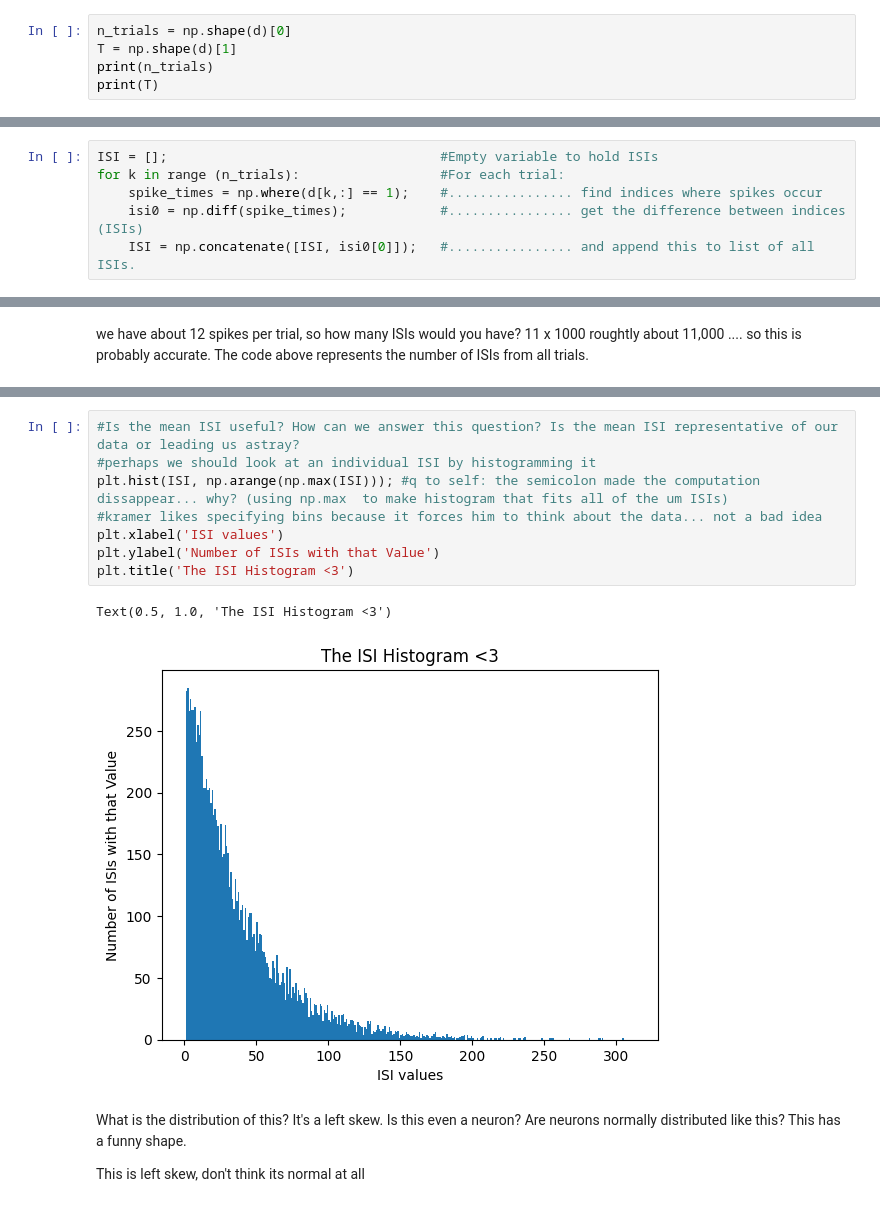
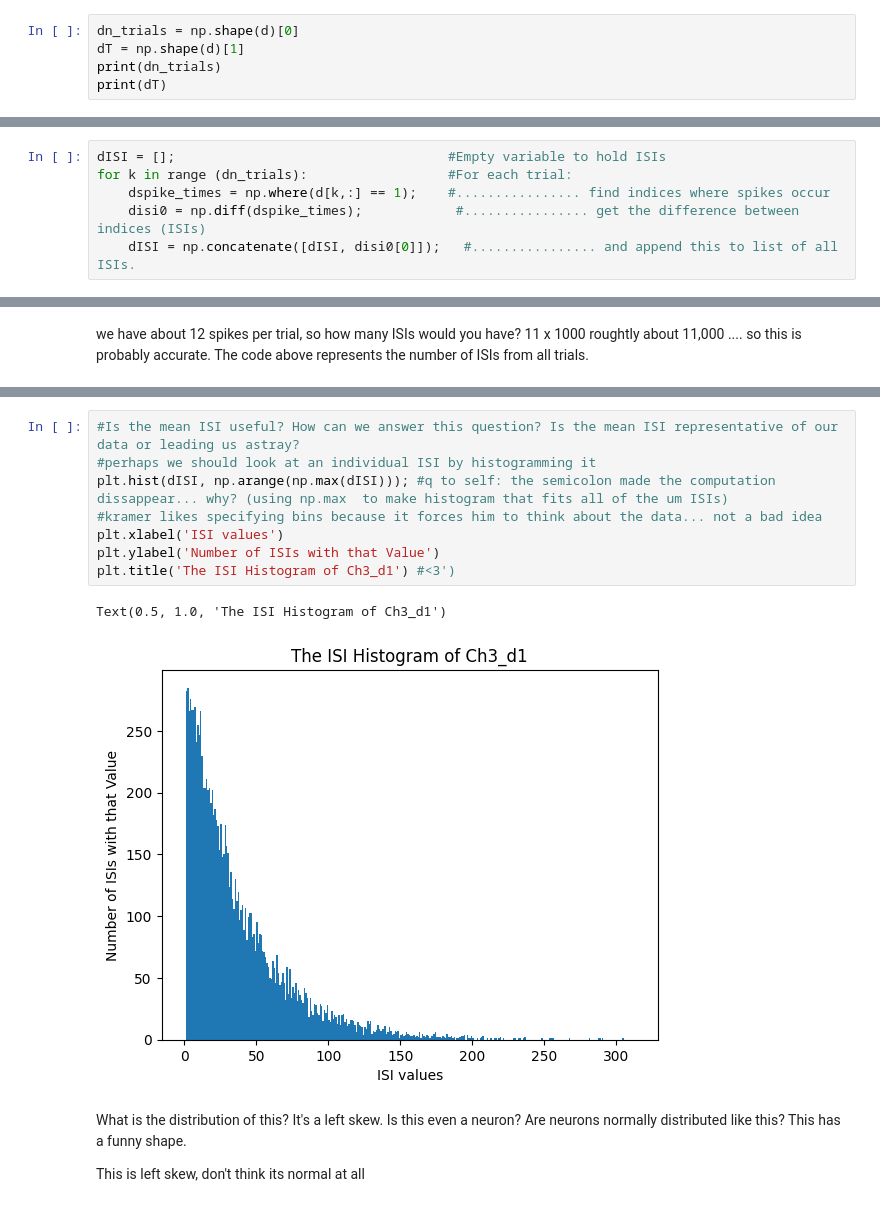
Before and after one commit to witchofizalith/MA665_HW, a Jupyter notebook: topic4/topic4.ipynb, the cells around one changed output, grey strips where cells are left out. Saved outputs shown, nothing was run; the diff lists cells and outputs as text.

```diff
--- a/topic4/topic4.ipynb
+++ b/topic4/topic4.ipynb
@@ -21,10 +21,10 @@ np.shape(d)
 # %% [markdown]
 object d contains 1000 rows, 500 columns
 # %%
-n_trials = np.shape(d)[0]
-T = np.shape(d)[1]
-print(n_trials)
-print(T)
+dn_trials = np.shape(d)[0]
+dT = np.shape(d)[1]
+print(dn_trials)
+print(dT)
 # %% [output]
 1000
 500
@@ -96,9 +104,9 @@ print(avg_firing_rate)
 # %%
-ISI = [];                                   #Empty variable to hold ISIs
-for k in range (n_trials):                  #For each trial:
-    spike_times = np.where(d[k,:] == 1);    #................ find indices where spikes occur
-    isi0 = np.diff(spike_times);            #................ get the difference between indices (ISIs)
-    ISI = np.concatenate([ISI, isi0[0]]);   #................ and append this to list of all ISIs.
+dISI = [];                                   #Empty variable to hold ISIs
+for k in range (dn_trials):                  #For each trial:
+    dspike_times = np.where(d[k,:] == 1);    #................ find indices where spikes occur
+    disi0 = np.diff(dspike_times);            #................ get the difference between indices (ISIs)
+    dISI = np.concatenate([dISI, disi0[0]]);   #................ and append this to list of all ISIs.
 # %%
 #HOW DO WE CHECK THIS ABOVE CODE? Let's see what's happening in one instance of the loop ;)
 k=1;
@@ -125,14 +133,14 @@ print(mean_ISI)
 # %%
 #Is the mean ISI useful? How can we answer this question? Is the mean ISI representative of our data or leading us astray?
 #perhaps we should look at an individual ISI by histogramming it
-plt.hist(ISI, np.arange(np.max(ISI))); #q to self: the semicolon made the computation dissappear... why? (using np.max  to make histogram that fits all of the um ISIs)
+plt.hist(dISI, np.arange(np.max(dISI))); #q to self: the semicolon made the computation dissappear... why? (using np.max  to make histogram that fits all of the um ISIs)
 #kramer likes specifying bins because it forces him to think about the data... not a bad idea
 plt.xlabel('ISI values')
 plt.ylabel('Number of ISIs with that Value')
-plt.title('The ISI Histogram <3')
+plt.title('The ISI Histogram of Ch3_d1') #<3')
 # %% [output]
-Text(0.5, 1.0, 'The ISI Histogram <3')
+Text(0.5, 1.0, 'The ISI Histogram of Ch3_d1')
-[figure, old version]
+[figure, new version]
 # %% [markdown]
 What is the distribution of this? It's a left skew. Is this even a neuron? Are neurons normally distributed like this? This has a funny shape.
 
```
Also changed, not shown: parts of 12 cells of this notebook, 1 other file.
